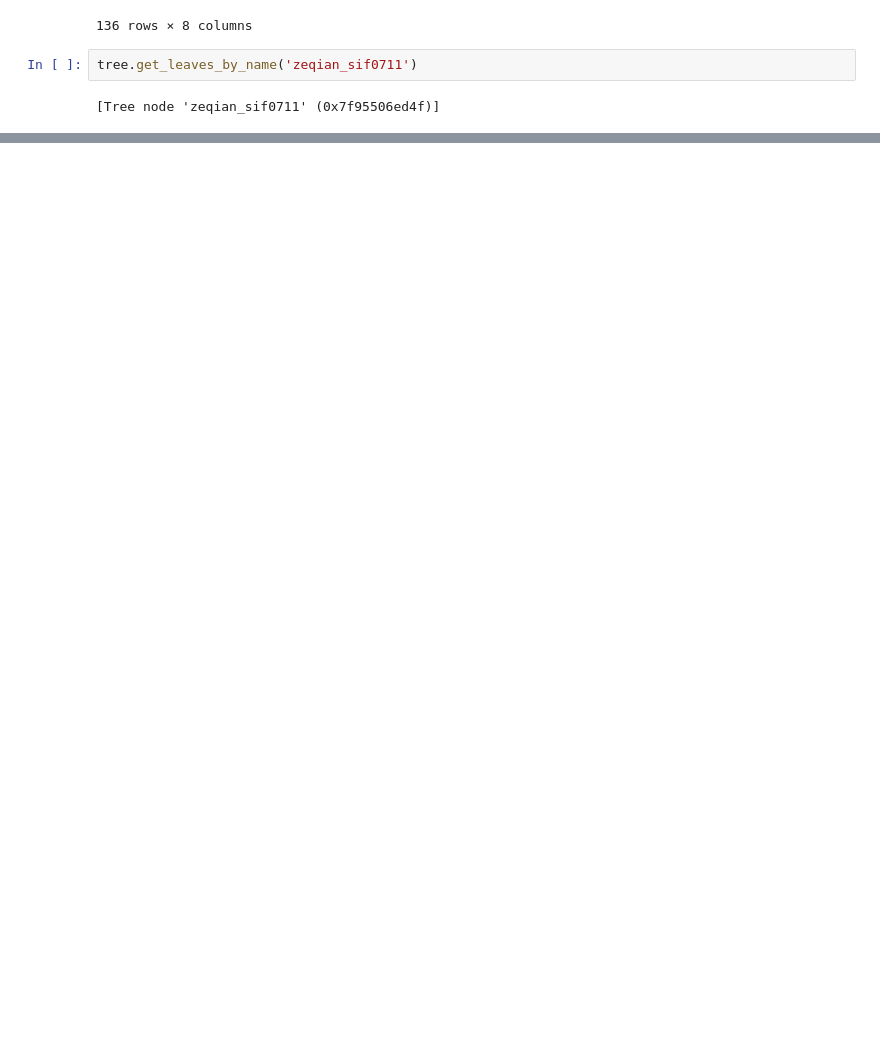
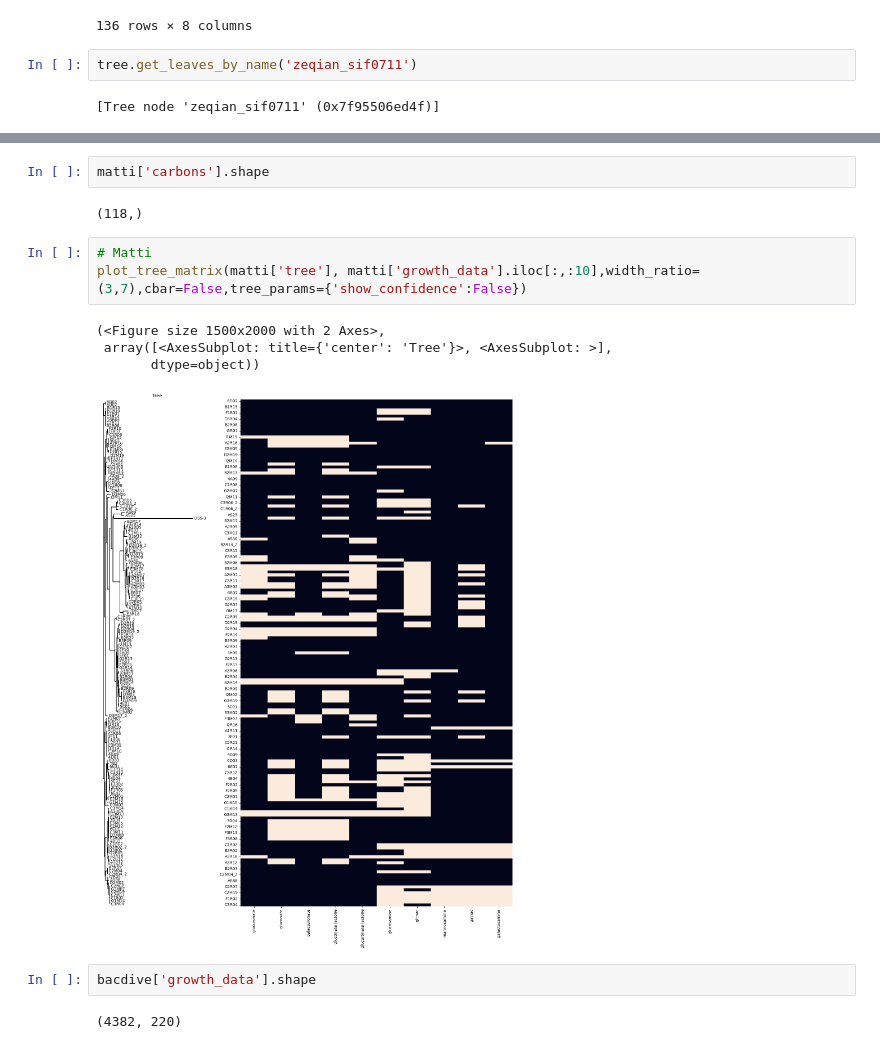
Before and after one commit to zeqianli/CarbonUtilization, a Jupyter notebook: figure_1.ipynb, the cells around one changed output, grey strips where cells are left out. Saved outputs shown, nothing was run; the diff lists cells and outputs as text; blank space fills up the shorter version.

```diff
--- a/figure_1.ipynb
+++ b/figure_1.ipynb
@@ -81,0 +114,16 @@ tree.get_leaves_by_name('zeqian_sif0711')
+# %%
+matti['carbons'].shape
+# %% [output]
+(118,)
+# %%
+# Matti
+plot_tree_matrix(matti['tree'], matti['growth_data'].iloc[:,:10],width_ratio=(3,7),cbar=False,tree_params={'show_confidence':False})
+# %% [output]
+(<Figure size 1500x2000 with 2 Axes>,
+ array([<AxesSubplot: title={'center': 'Tree'}>, <AxesSubplot: >],
+       dtype=object))
+[figure, added]
+# %%
+bacdive['growth_data'].shape
+# %% [output]
+(4382, 220)
```
Also changed, not shown: parts of 10 cells of this notebook, 12 other files.
